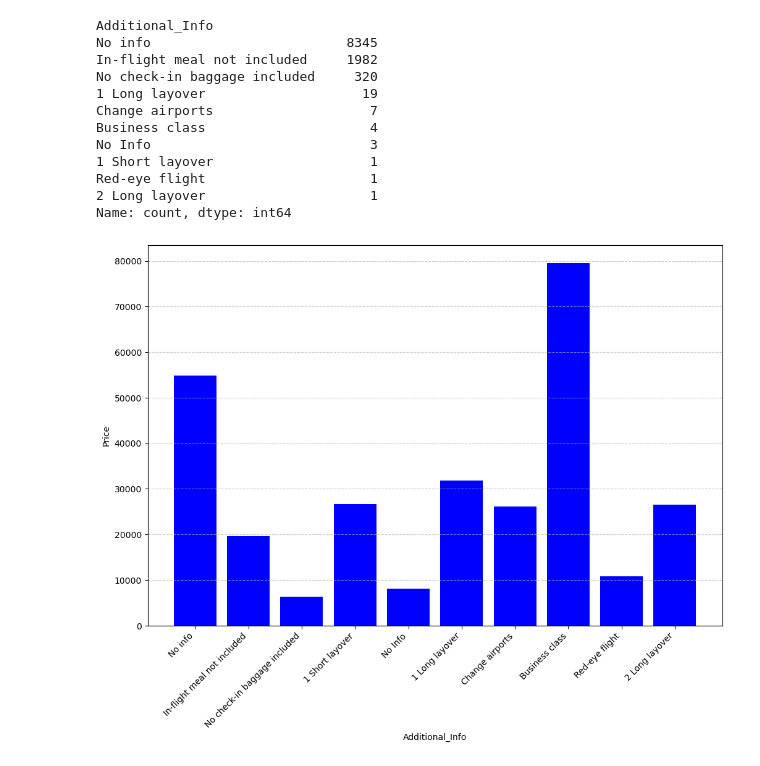
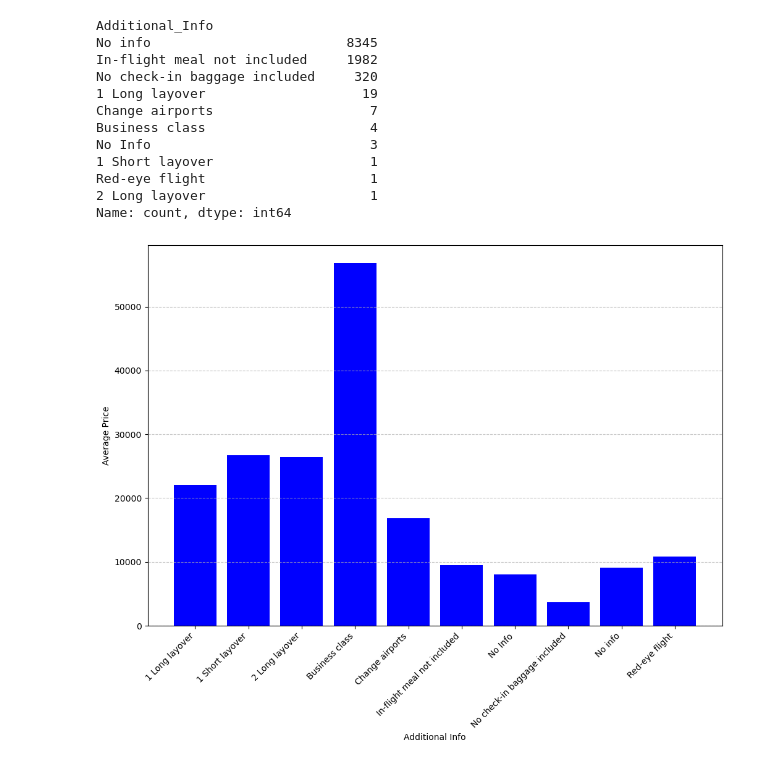
Before and after one commit to mukund-gpt/Flight-Prices-Predictor, a Jupyter notebook: check.ipynb, the cells around one changed output. Saved outputs shown, nothing was run; the diff lists cells and outputs as text; code cells hidden in the pictures.

```diff
--- a/check.ipynb
+++ b/check.ipynb
@@ -138,13 +169,15 @@ df.groupby(['Source','Destination']).size().reset_index(name='Count')
 | 4 | Kolkata | Banglore | 2871 |
 | 5 | Mumbai | Hyderabad | 697 |
 # %%
-x= df['Source'] + ' to ' + df['Destination']
-y=df['Price']
+df['Route'] = df['Source'] + ' to ' + df['Destination']
+
+x = df.groupby('Route')['Price'].mean().index
+y = df.groupby('Route')['Price'].mean().values
 
 plt.figure(figsize=(12,8))
-plt.bar(x,y,color='red')
+plt.bar(x, y, color='red')
 plt.xlabel('Route')
-plt.ylabel('Price')
+plt.ylabel('Average Price')
 plt.xticks(rotation=45, ha='right')
 plt.grid(axis='y', linestyle='--', alpha=0.7)
 plt.show()
@@ -257,15 +292,17 @@ Red-eye flight                     1
 2 Long layover                     1
 Name: count, dtype: int64
 # %%
-x=df['Additional_Info']
-y=df['Price']
+# x=df['Additional_Info']
+# y=df['Price']
+x = df.groupby('Additional_Info')['Price'].mean().index
+y = df.groupby('Additional_Info')['Price'].mean().values
 
 plt.figure(figsize=(12,8))
-plt.bar(x,y,color='blue')
-plt.xlabel('Additional_Info')
-plt.ylabel('Price')
+plt.bar(x, y, color='blue')
+plt.xlabel('Additional Info')
+plt.ylabel('Average Price')
 plt.xticks(rotation=45, ha='right')
 plt.grid(axis='y', linestyle='--', alpha=0.7)
 plt.show()
 # %% [output]
-[figure, old version]
+[figure, new version]
```
Also changed, not shown: parts of 6 cells of this notebook, 1 other file.
